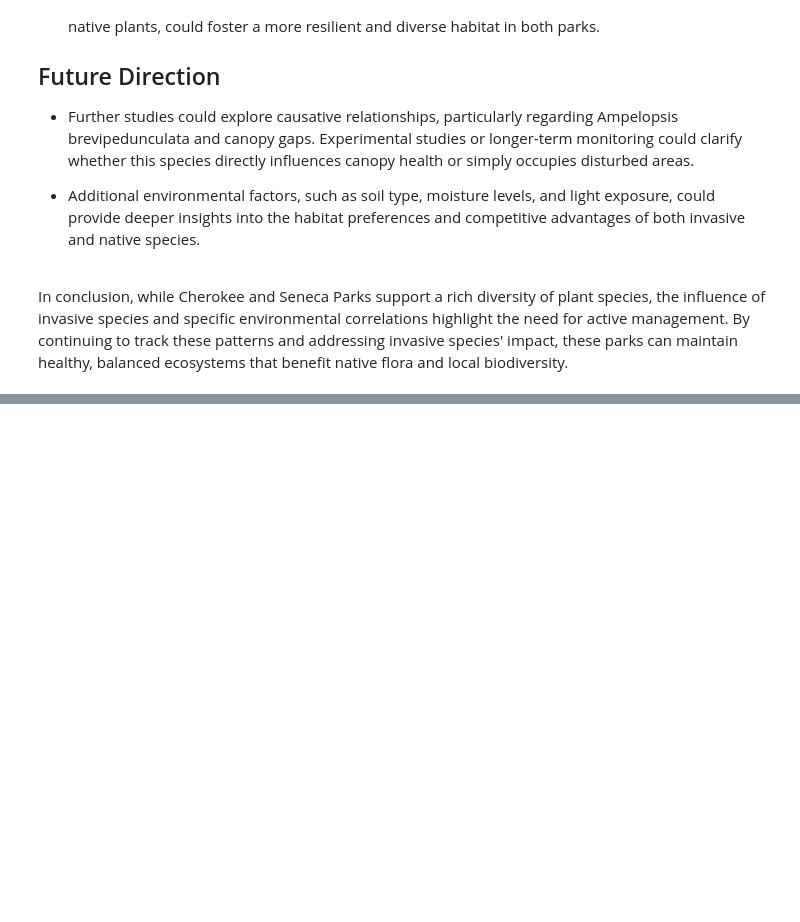
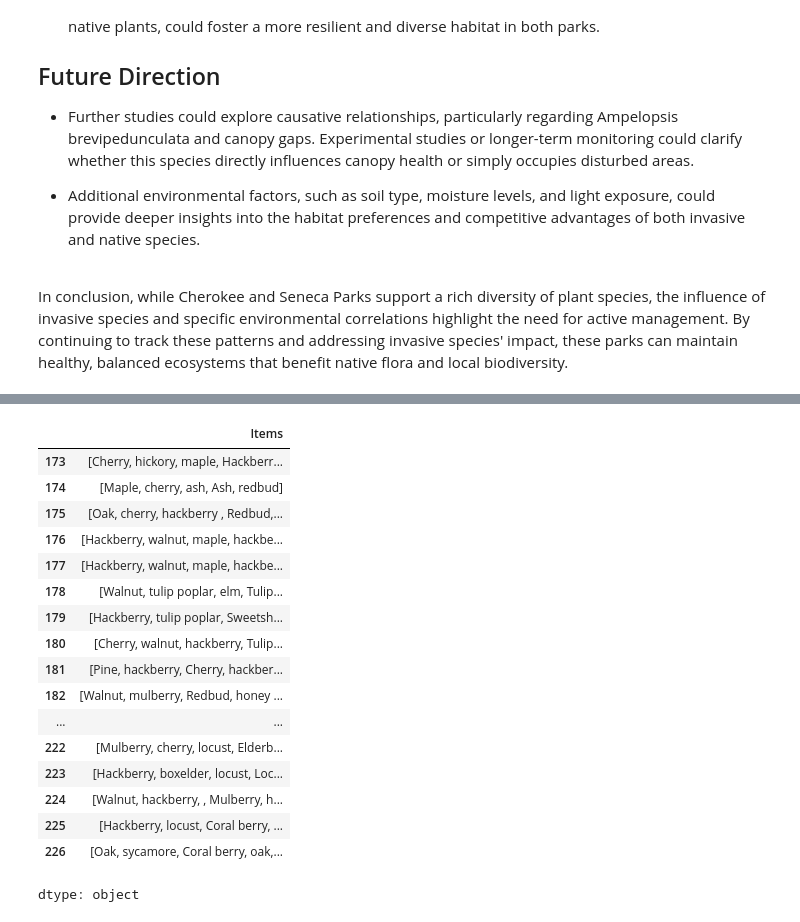
Before and after one commit to zaccowan/Cherokee_Seneca_EDA, a Jupyter notebook: Cherokee_Seneca_2022_2024_EDA.ipynb, the cells around one changed output, grey strips where cells are left out. Saved outputs shown, nothing was run; the diff lists cells and outputs as text; code cells hidden in the pictures; blank space fills up the shorter version.

```diff
--- a/Cherokee_Seneca_2022_2024_EDA.ipynb
+++ b/Cherokee_Seneca_2022_2024_EDA.ipynb
@@ -521,0 +558,21 @@ In conclusion, while Cherokee and Seneca Parks support a rich diversity of plant
+# %%
+dfcopy["Items"].drop_duplicates()
+# %% [output]
+|  | Items |
+| 173 | [Cherry, hickory, maple, Hackberr... |
+| 174 | [Maple, cherry, ash, Ash, redbud] |
+| 175 | [Oak, cherry, hackberry , Redbud,... |
+| 176 | [Hackberry, walnut, maple, hackbe... |
+| 177 | [Hackberry, walnut, maple, hackbe... |
+| 178 | [Walnut, tulip poplar, elm, Tulip... |
+| 179 | [Hackberry, tulip poplar, Sweetsh... |
+| 180 | [Cherry, walnut, hackberry, Tulip... |
+| 181 | [Pine, hackberry, Cherry, hackber... |
+| 182 | [Walnut, mulberry, Redbud, honey ... |
+| ... | ... |
+| 222 | [Mulberry, cherry, locust, Elderb... |
+| 223 | [Hackberry, boxelder, locust, Loc... |
+| 224 | [Walnut, hackberry, , Mulberry, h... |
+| 225 | [Hackberry, locust, Coral berry, ... |
+| 226 | [Oak, sycamore, Coral berry, oak,... |
+dtype: object
```
Also changed, not shown: parts of 12 cells of this notebook.
